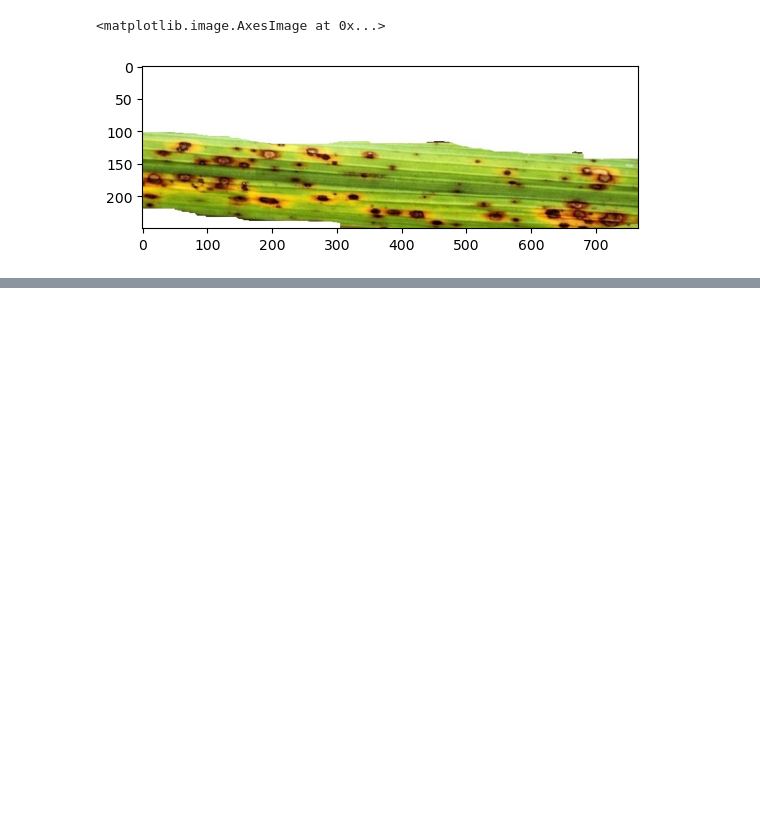
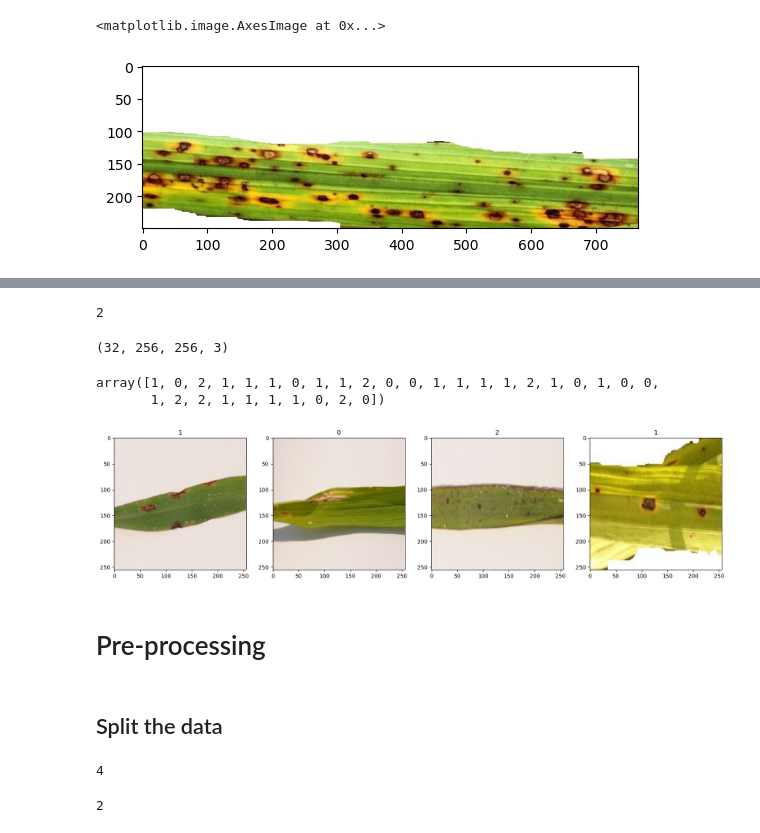
Before and after one commit to Mounikabattini/Plant_Leaf_Disease_Detection, a Jupyter notebook: plant_disease_detection_using_cnn.ipynb, the cells around one changed output, grey strips where cells are left out. Cells and saved outputs as stored; diff of their text form; code cells hidden in the pictures; blank space fills up the shorter version.

```diff
--- a/plant_disease_detection_using_cnn.ipynb
+++ b/plant_disease_detection_using_cnn.ipynb
@@ -60,0 +66,4 @@ plt.imshow(cv2.cvtColor(images, cv2.COLOR_BGR2RGB))
+# %%
+#Add the rice_disease dataset into a variable called dataset
+#image_dataset_from_directory automatically resizes images into appropriate size and make the images into batches
+dataset = tf.keras.utils.image_dataset_from_directory('rice_leaf_diseases')
@@ -60,0 +72,8 @@ plt.imshow(cv2.cvtColor(images, cv2.COLOR_BGR2RGB))
+# %%
+#Data is not preloaded into memory. It is generated on the go. So inorder to Grab the data, convert it into a numpy iterator
+#Useful when dealing with massive data
+data_iterator = dataset.as_numpy_iterator()
+# %%
+#Accessing consecuitive data batches generator from  data pipeline
+#Get another batch from the iterator
+batch = data_iterator.next()
@@ -60,0 +101,38 @@ plt.imshow(cv2.cvtColor(images, cv2.COLOR_BGR2RGB))
+# %%
+#2 parts to the dataset: images from directory loaded as numpy array and labels of the images, indicate the length of batch to be 2
+len(batch)
+# %% [output]
+2
+# %%
+#Images represented as Numpy Arrays
+#256 implies the size
+#3 implies it is color image
+#32 imlies the size of the batch. 32 images.
+batch[0].shape
+# %% [output]
+(32, 256, 256, 3)
+# %%
+#0, 1 and 2 represents 3 different types of diseases in leaves
+batch[1]
+# %% [output]
+array([1, 0, 2, 1, 1, 1, 0, 1, 1, 2, 0, 0, 1, 1, 1, 1, 2, 1, 0, 1, 0, 0,
+       1, 2, 2, 1, 1, 1, 1, 0, 2, 0])
+# %%
+# Class 0: Bacterial Leaf Blight
+# Class 1: Brown Spot
+# Class 2: Leaf smut
+fig, ax = plt.subplots(ncols=4, figsize=(20,20))
+for idx, img in enumerate(batch[0][:4]):
+    ax[idx].imshow(img.astype(int))
+    ax[idx].title.set_text(batch[1][idx])
+# %% [output]
+[figure, added]
+# %% [markdown]
+# Pre-processing
+# %% [markdown]
+## Split the data
+# %%
+#Implies that we have 4 batches of data and each batch contains 32 images. last batch can be 32 or less number of images. 4*32 = 128..but we know we have 120 images
+len(dataset)
+# %% [output]
+4
@@ -60,0 +145,4 @@ plt.imshow(cv2.cvtColor(images, cv2.COLOR_BGR2RGB))
+# %%
+train_size
+# %% [output]
+2
```
Also changed, not shown: parts of 21 cells of this notebook.
